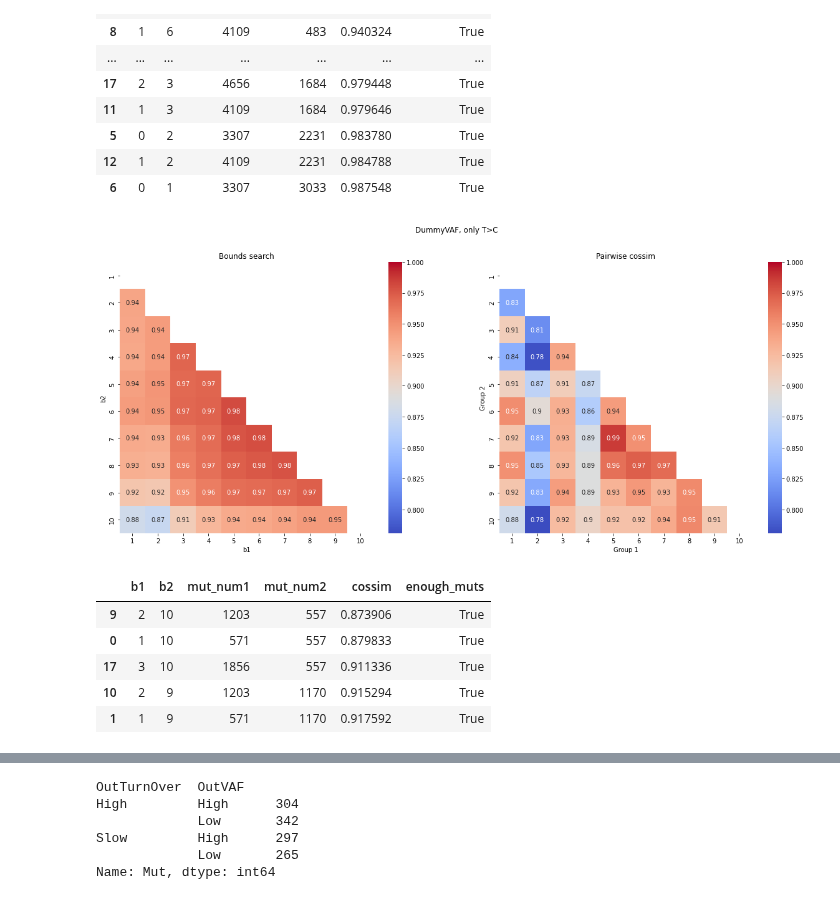
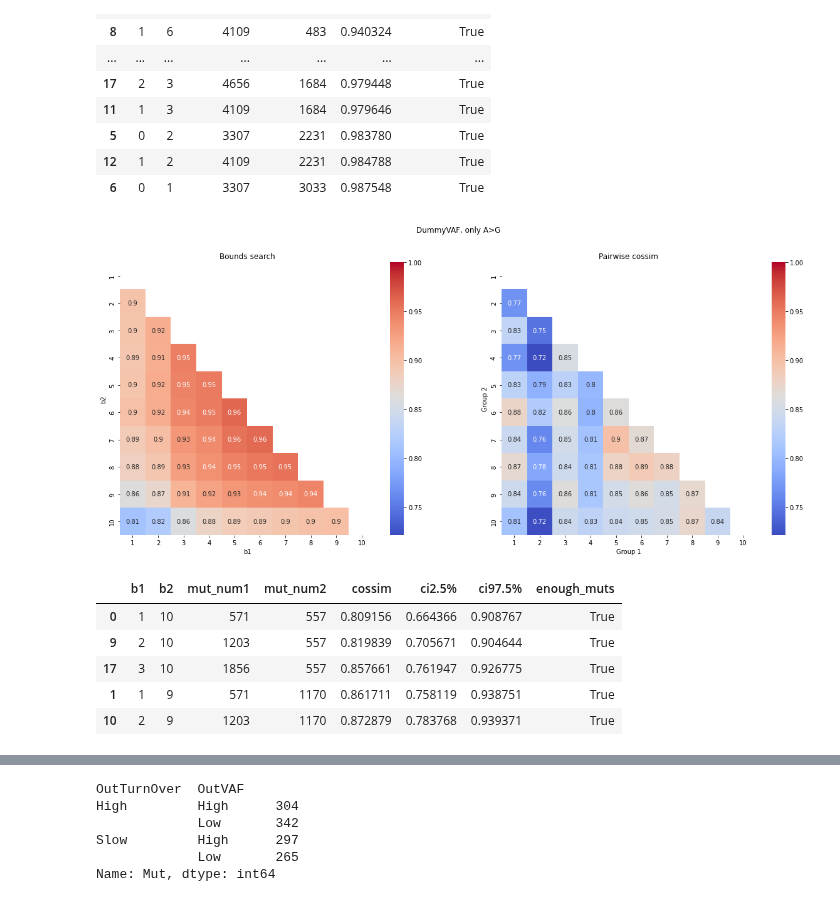
Before and after one commit to mitoclub/mtdnaMutSpecOfCancers, a Jupyter notebook: notebooks/mutspec.ipynb, the cells around one changed output, grey strips where cells are left out. Saved outputs shown, nothing was run; the diff lists cells and outputs as text; code cells hidden in the pictures.

Commit message:
confidence added, tables of bounds written, bootst

```diff
--- a/notebooks/mutspec.ipynb
+++ b/notebooks/mutspec.ipynb
@@ -394,3 +378,15 @@ cossim = 0.937
 mut1 count = 1305
 mut2 count = 5035
 cossim = 0.976
+# %%
+# Low TurnOver VS High TurnOver
+
+mut1 = MutExDloop[(MutExDloop.DummyTurnOver == 1)]
+mut2 = MutExDloop[(MutExDloop.DummyTurnOver == 6)]
+cs, confint = cossimExDloopSign(mut1, mut2)
+print(f"mut1 count = {mut1.shape[0]}\nmut2 count = {mut2.shape[0]}\ncossim = {cs:.3f}\nconfint = {confint}\n")
+
+mut1 = MutExDloop[(MutExDloop.DummyTurnOver == 1)]
+mut2 = MutExDloop[(MutExDloop.DummyTurnOver > 1)]
+cs, confint = cossimExDloopSign(mut1, mut2)
+print(f"mut1 count = {mut1.shape[0]}\nmut2 count = {mut2.shape[0]}\ncossim = {cs:.3f}\nconfint = {confint}")
@@ -570,16 +608,16 @@ _.head()
 | 12 | 1 | 2 | 4109 | 2231 | 0.984788 | True |
 | 6 | 0 | 1 | 3307 | 3033 | 0.987548 | True |
 # %%
-_ = splitting_machine("DummyVAF", sbs="T>C")
+_ = splitting_machine("DummyVAF", sbs="A>G")
 _.head()
 # %% [output]
-[figure, old version]
+[figure, new version]
-|  | b1 | b2 | mut_num1 | mut_num2 | cossim | enough_muts |
-| 9 | 2 | 10 | 1203 | 557 | 0.873906 | True |
-| 0 | 1 | 10 | 571 | 557 | 0.879833 | True |
-| 17 | 3 | 10 | 1856 | 557 | 0.911336 | True |
-| 10 | 2 | 9 | 1203 | 1170 | 0.915294 | True |
-| 1 | 1 | 9 | 571 | 1170 | 0.917592 | True |
+|  | b1 | b2 | mut_num1 | mut_num2 | cossim | ci2.5% | ci97.5% | enough_muts |
+| 0 | 1 | 10 | 571 | 557 | 0.809156 | 0.664366 | 0.908767 | True |
+| 9 | 2 | 10 | 1203 | 557 | 0.819839 | 0.705671 | 0.904644 | True |
+| 17 | 3 | 10 | 1856 | 557 | 0.857661 | 0.761947 | 0.926775 | True |
+| 1 | 1 | 9 | 571 | 1170 | 0.861711 | 0.758119 | 0.938751 | True |
+| 10 | 2 | 9 | 1203 | 1170 | 0.872879 | 0.783768 | 0.939371 | True |
 # %%
 _ = splitting_machine("DummyTBSS")
 _.head()
```
Also changed, not shown: parts of 16 cells of this notebook, 3 other files.
